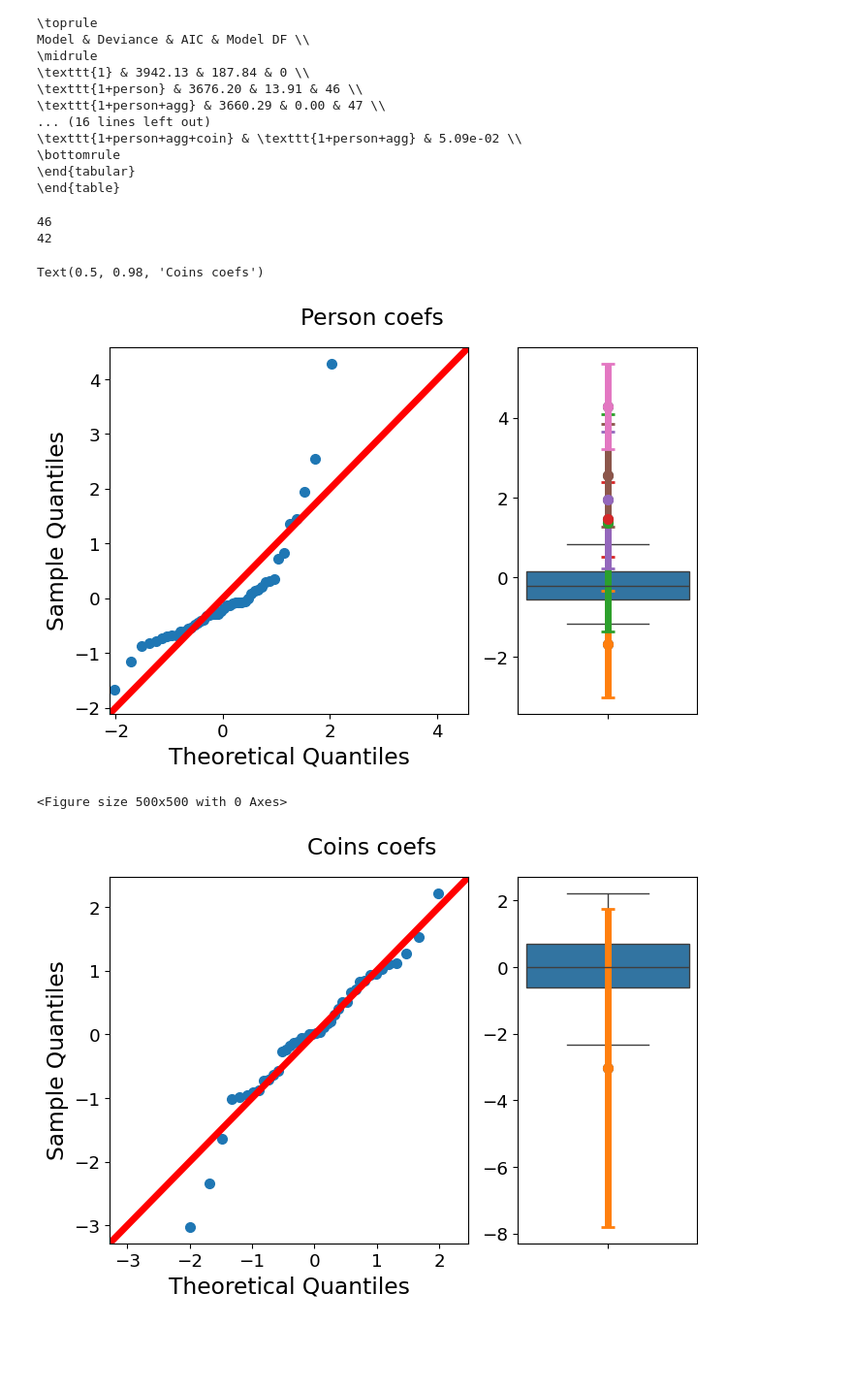
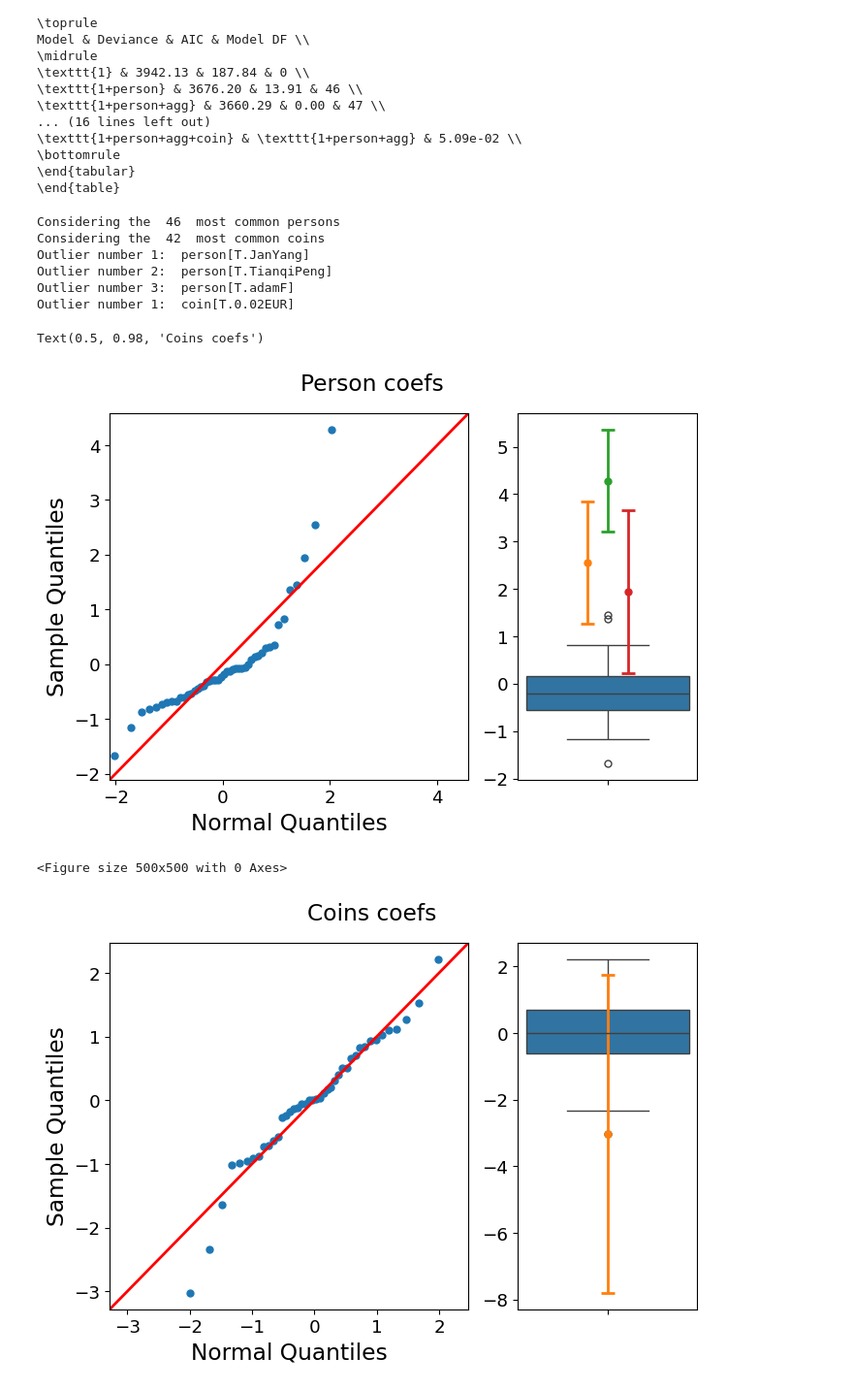
Before and after one commit to Tiddy-Fje/coin-data-regression, a Jupyter notebook: code/glm_analysis.ipynb, the cells around one changed output. Shown at 97% size. Saved outputs shown, nothing was run; the diff lists cells and outputs as text; code cells hidden in the pictures; blank space fills up the shorter version.

```diff
--- a/code/glm_analysis.ipynb
+++ b/code/glm_analysis.ipynb
@@ -168,45 +168,62 @@ def norm(x, mean=None, std = None, return_params=False):
 def unorm(x, mean, std):
     return x * std + mean
 
-print(common_persons.count())
-print(common_coins.count())
+print('Considering the ', common_persons.count(), ' most common persons')
+print('Considering the ', common_coins.count(), ' most common coins')
 
 
 fig, ax = plt.subplots( 1, 2, figsize=(7, 5), width_ratios=[1, .5])
 sm.qqplot(norm(common_persons), line='45', ax=ax[0])
+ax[0].set_xlabel('Normal Quantiles')
 sb.boxplot(norm(common_persons), ax=ax[1])
 
 outliers = ax[1].get_lines()[5].get_ydata() # I found this by inspecting the boxplot
 n_person, mean_person, std_person = norm(common_persons, return_params=True)
 plt.plot(np.nan, np.nan) # skip blue color in cycler by plotting nothing
-for element in np.sort(outliers):
+
+pos = [-.1,0,.1]
+k = 0
+for element in outliers:
+    if abs(element) in np.sort(np.abs(outliers))[:-3]:
+        continue
     unorm_element = unorm(element, mean_person, std_person)
     ind = common_persons[abs(common_persons-unorm_element)<1.0e-10].index[0]
-    plt.errorbar(0, element, yerr=norm(ci_u[f'{ind}'], mean=0.0, std=std_person), fmt='o', capsize=5, capthick=2)
+    plt.plot(0, element, marker='s', color='white', markersize=10)
+    plt.errorbar(pos[k], element, yerr=norm(ci_u[f'{ind}'], mean=0.0, std=std_person), fmt='o', capsize=5, capthick=2)
+    k += 1
+    print(f'Outlier number {k}: ', ind)
 
+plt.savefig('../figures/unusual_people.png')
 fig.suptitle('Person coefs')
 
 plt.figure(figsize=(5, 5))
 fig, ax = plt.subplots( 1, 2, figsize=(7, 5), width_ratios=[1, .5])
 sm.qqplot(norm(common_coins), line='45', ax=ax[0])
+ax[0].set_xlabel('Normal Quantiles')
 sb.boxplot(norm(common_coins), ax=ax[1])
 
 outliers = ax[1].get_lines()[5].get_ydata()
 n_coin, mean_coin, std_coin = norm(common_coins, return_params=True)
 plt.plot(np.nan, np.nan) # skip blue color in cycler by plotting nothing
-for element in outliers:
+for i, element in enumerate(outliers):
     unorm_element = unorm(element, mean_coin, std_coin)
     ind = common_coins[abs(common_coins-unorm_element)<1.0e-10].index[0]
     plt.errorbar(0, element, yerr=norm(ci_u[f'{ind}'], mean=0.0, std=std_coin), fmt='o', capsize=5, capthick=2)
+    print(f'Outlier number {i+1}: ', ind)
 
+plt.savefig('../figures/unusual_coins.png')
 fig.suptitle('Coins coefs')
 # %% [output]
-46
-42
+Considering the  46  most common persons
+Considering the  42  most common coins
+Outlier number 1:  person[T.JanYang]
+Outlier number 2:  person[T.TianqiPeng]
+Outlier number 3:  person[T.adamF]
+Outlier number 1:  coin[T.0.02EUR]
 Text(0.5, 0.98, 'Coins coefs')
-[figure, old version]
+[figure, new version]
 <Figure size 500x500 with 0 Axes>
-[figure, old version]
+[figure, new version]
 # %%
 # can add plot of residuals vs fitted values/linear predictor or covariates
 # do also as function of person and coin
```
Also changed, not shown: parts of 2 cells of this notebook, 13 other files.
